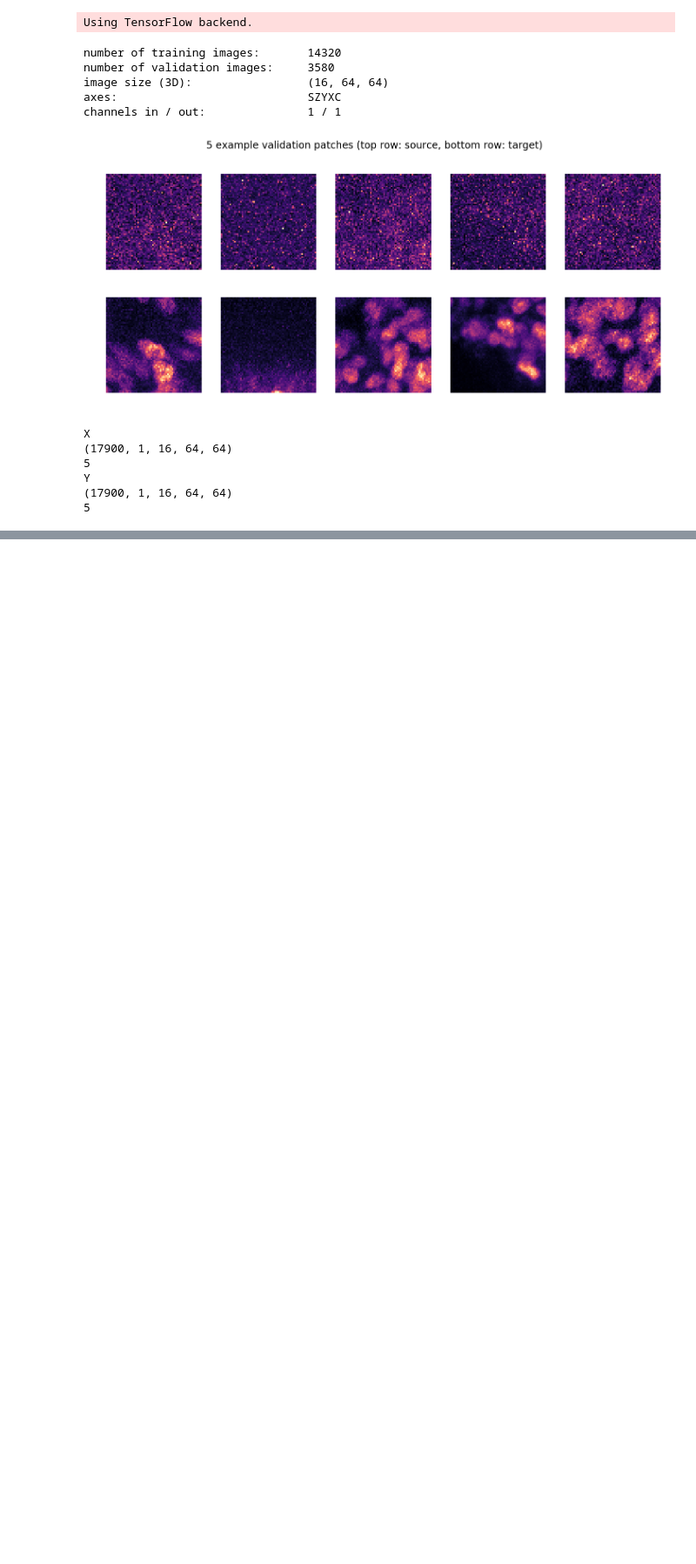
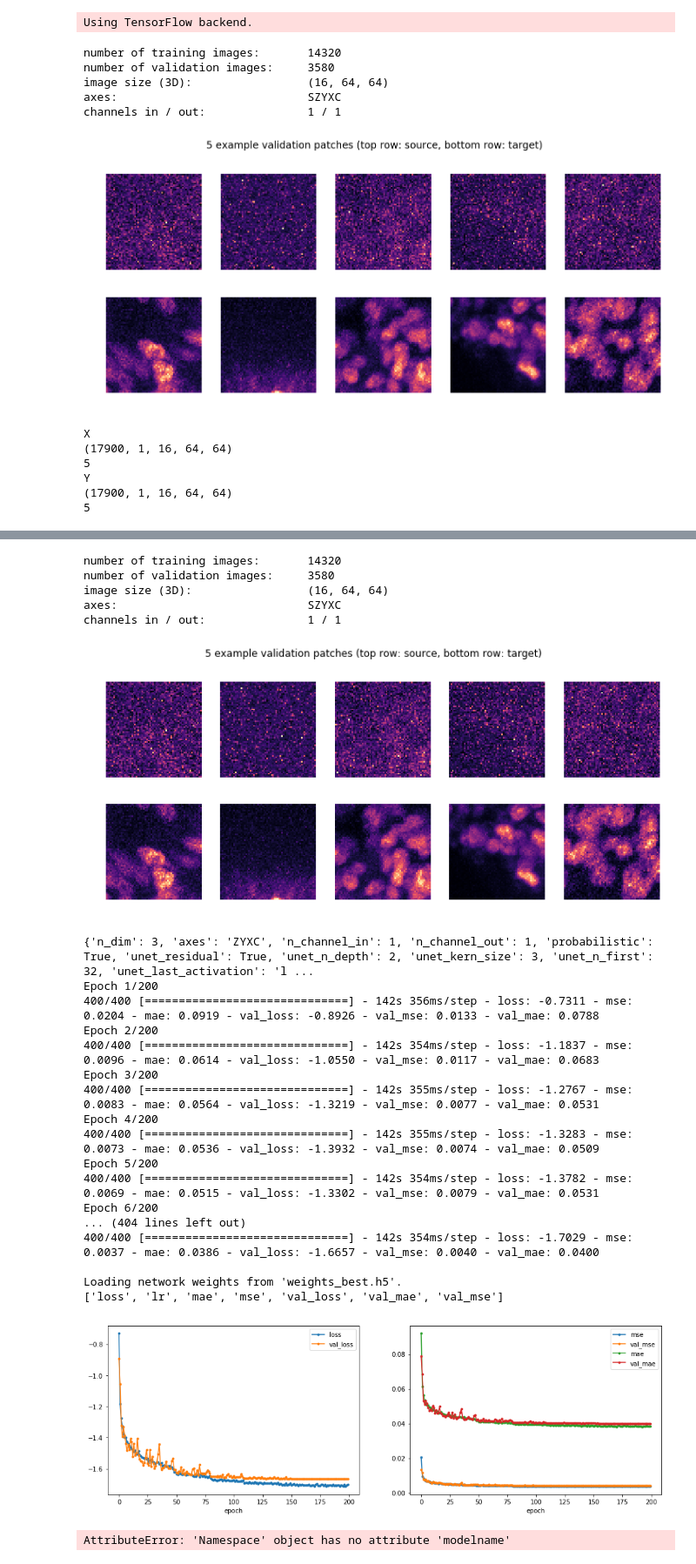
Before and after one commit to ksr987/COMP551-MP4, a Jupyter notebook: denoising/1_training.ipynb, the cells around one changed output, grey strips where cells are left out. Shown at 87% size. Saved outputs shown, nothing was run; the diff lists cells and outputs as text; code cells hidden in the pictures; blank space fills up the shorter version.

```diff
--- a/denoising/1_training.ipynb
+++ b/denoising/1_training.ipynb
@@ -92,0 +186,30 @@ Model exported in TensorFlow's SavedModel format:
+# %%
+%%time
+%run '1_training.py' 'data/Denoising_Planaria/train_data/data_label.npz' \
+'2019-04-02-planaria-4' '--epochs' '200'
+# %% [output]
+number of training images:       14320
+number of validation images:     3580
+image size (3D):                 (16, 64, 64)
+axes:                            SZYXC
+channels in / out:               1 / 1
+[figure, added]
+{'n_dim': 3, 'axes': 'ZYXC', 'n_channel_in': 1, 'n_channel_out': 1, 'probabilistic': True, 'unet_residual': True, 'unet_n_depth': 2, 'unet_kern_size': 3, 'unet_n_first': 32, 'unet_last_activation': 'l ...
+Epoch 1/200
+400/400 [==============================] - 142s 356ms/step - loss: -0.7311 - mse: 0.0204 - mae: 0.0919 - val_loss: -0.8926 - val_mse: 0.0133 - val_mae: 0.0788
+Epoch 2/200
+400/400 [==============================] - 142s 354ms/step - loss: -1.1837 - mse: 0.0096 - mae: 0.0614 - val_loss: -1.0550 - val_mse: 0.0117 - val_mae: 0.0683
+Epoch 3/200
+400/400 [==============================] - 142s 355ms/step - loss: -1.2767 - mse: 0.0083 - mae: 0.0564 - val_loss: -1.3219 - val_mse: 0.0077 - val_mae: 0.0531
+Epoch 4/200
+400/400 [==============================] - 142s 355ms/step - loss: -1.3283 - mse: 0.0073 - mae: 0.0536 - val_loss: -1.3932 - val_mse: 0.0074 - val_mae: 0.0509
+Epoch 5/200
+400/400 [==============================] - 142s 354ms/step - loss: -1.3782 - mse: 0.0069 - mae: 0.0515 - val_loss: -1.3302 - val_mse: 0.0079 - val_mae: 0.0531
+Epoch 6/200
+... (404 lines left out)
+400/400 [==============================] - 142s 354ms/step - loss: -1.7029 - mse: 0.0037 - mae: 0.0386 - val_loss: -1.6657 - val_mse: 0.0040 - val_mae: 0.0400
+
+Loading network weights from 'weights_best.h5'.
+['loss', 'lr', 'mae', 'mse', 'val_loss', 'val_mae', 'val_mse']
+[figure, added]
+AttributeError: 'Namespace' object has no attribute 'modelname'
```
Also changed, not shown: parts of 11 cells of this notebook, 6 other files.
